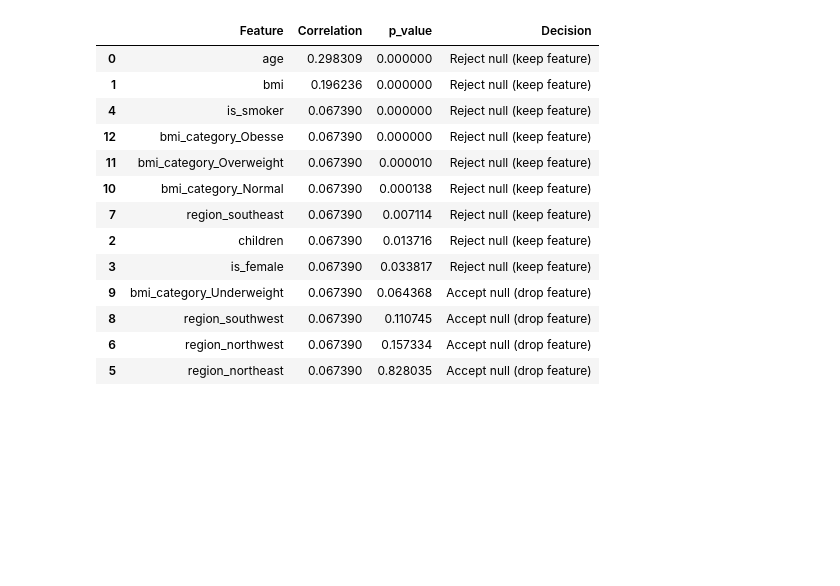
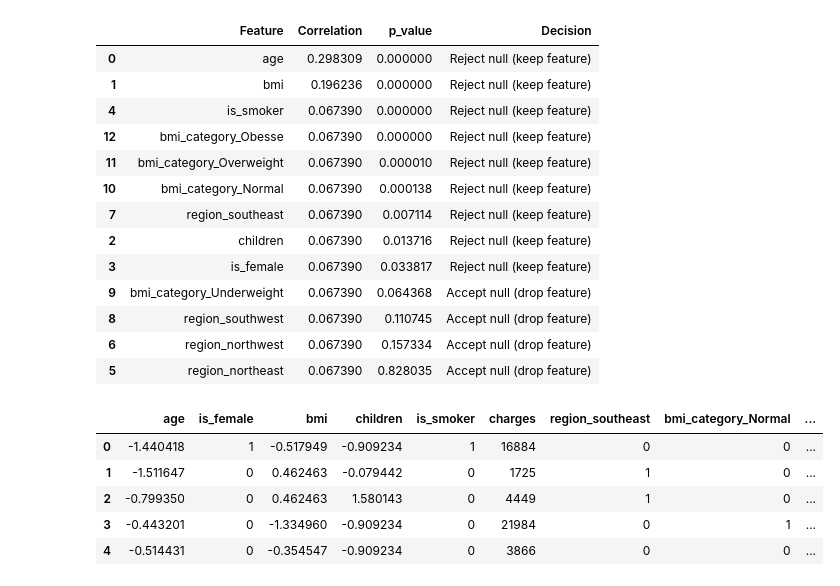
Before and after one commit to Soumyadip778/Machine_Learning_Series, a Jupyter notebook: ML_part1/insurance.ipynb, the cells around one changed output. Drawn from its saved outputs; the diff is of its cells as text; code cells hidden in the pictures; blank space fills up the shorter version.

```diff
--- a/ML_part1/insurance.ipynb
+++ b/ML_part1/insurance.ipynb
@@ -372,3 +365,16 @@ results_df
 | 8 | region_southwest | 0.067390 | 0.110745 | Accept null (drop feature) |
 | 6 | region_northwest | 0.067390 | 0.157334 | Accept null (drop feature) |
 | 5 | region_northeast | 0.067390 | 0.828035 | Accept null (drop feature) |
+# %%
+final_df = df_cleaned[['age', 'is_female', 'bmi', 'children', 'is_smoker', 'charges',
+      'region_southeast','bmi_category_Normal',
+       'bmi_category_Overweight', 'bmi_category_Obesse']]
+# %%
+final_df.head()
+# %% [output]
+|  | age | is_female | bmi | children | is_smoker | charges | region_southeast | bmi_category_Normal | ... |
+| 0 | -1.440418 | 1 | -0.517949 | -0.909234 | 1 | 16884 | 0 | 0 | ... |
+| 1 | -1.511647 | 0 | 0.462463 | -0.079442 | 0 | 1725 | 1 | 0 | ... |
+| 2 | -0.799350 | 0 | 0.462463 | 1.580143 | 0 | 4449 | 1 | 0 | ... |
+| 3 | -0.443201 | 0 | -1.334960 | -0.909234 | 0 | 21984 | 0 | 1 | ... |
+| 4 | -0.514431 | 0 | -0.354547 | -0.909234 | 0 | 3866 | 0 | 0 | ... |
```
Also changed, not shown: parts of 12 cells of this notebook.
